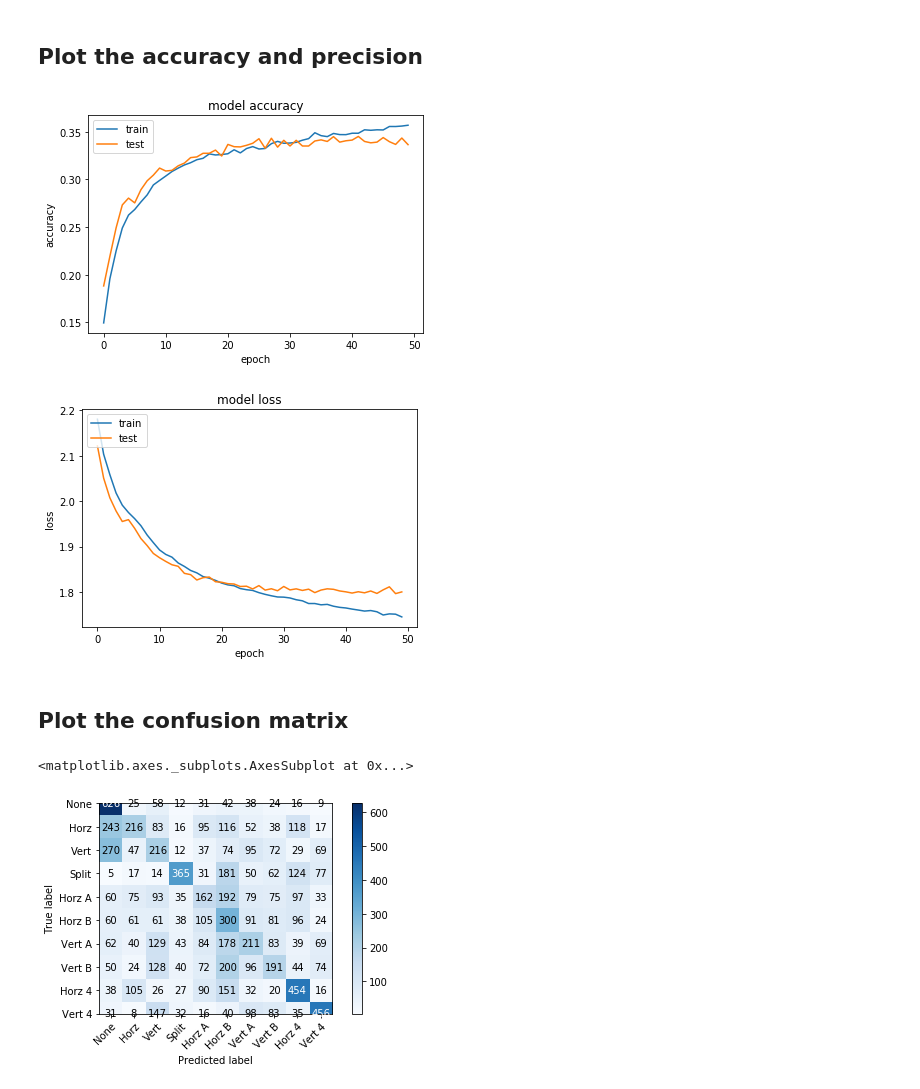
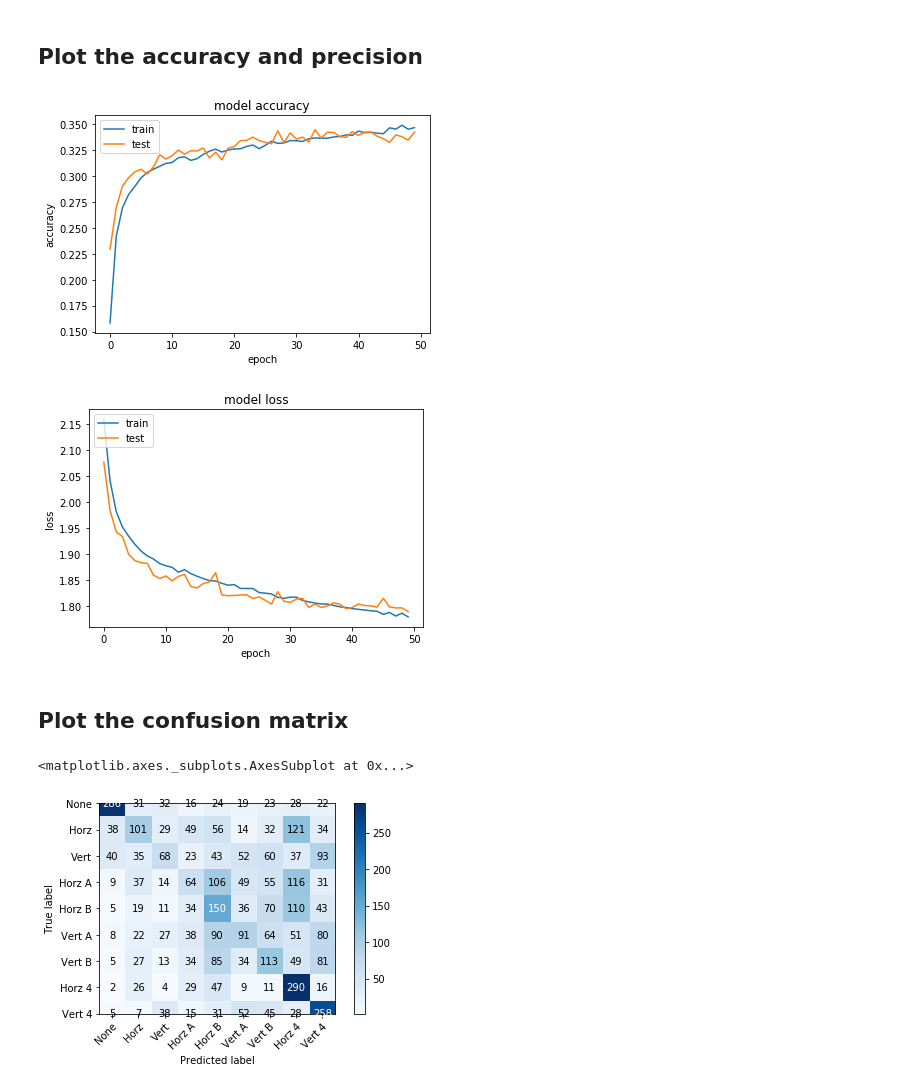
Before and after one commit to epadam/CNN_AV1, a Jupyter notebook: training/training.ipynb, the cells around one changed output. Drawn from its saved outputs; the diff is of its cells as text; code cells hidden in the pictures.

```diff
--- a/training/training.ipynb
+++ b/training/training.ipynb
@@ -37,7 +37,7 @@ os.listdir()
 ## Define parameters for training
 # %%
 batch_size = 128
-num_classes = 10
+num_classes = 9
 block_size = 32
 NUM_CHANNELS = 1
 epochs = 50
@@ -230,14 +230,14 @@ def m1_32():
     data_pooling = AveragePooling2D(pool_size=(2, 2),padding='valid')(data_norm)
 
     conv1 = Conv2D(16, (4, 4), strides =(4,4),padding='valid', activation='relu')(data_pooling)
-    conv1_d = Dropout(0.05)(conv1)
+    conv1_d = Dropout(0.01)(conv1)
 
     conv2 = Conv2D(24, (2, 2), strides =(2,2), activation='relu', padding='valid')(conv1_d)
-    conv2_d = Dropout(0.05)(conv2)
+    conv2_d = Dropout(0.01)(conv2)
     flat2 = Flatten()(conv2_d)
 
     conv3 = Conv2D(32, (2, 2), strides =(2,2), activation='relu', padding='valid')(conv2_d)
-    conv3_d = Dropout(0.05)(conv3)
+    conv3_d = Dropout(0.01)(conv3)
     flat3 = Flatten()(conv3_d)
 
     qp = Input(shape=(1,))
@@ -246,11 +246,11 @@ def m1_32():
     concat = Concatenate(axis=1)([flat2, flat3, qp_n])
 
     fc1 = Dense(64, activation='relu')(concat)
-    fc1_d = Dropout(0.05)(fc1)
+    fc1_d = Dropout(0.3)(fc1)
     fc1_qp = Concatenate(axis=1)([fc1_d, qp_n])
 
     fc2 = Dense(48, activation='relu')(fc1_qp)
-    fc2_d = Dropout(0.05)(fc2)
+    fc2_d = Dropout(0.3)(fc2)
     fc2_qp = Concatenate(axis=1)([fc2_d, qp_n])
 
     output = Dense(num_classes, activation='softmax')(fc2_qp)
@@ -463,8 +463,8 @@ plt.xlabel('epoch')
 plt.legend(['train', 'test'], loc='upper left')
 plt.show()
 # %% [output]
-[figure, old version]
+[figure, new version]
-[figure, old version]
+[figure, new version]
 # %% [markdown]
 ## Plot the confusion matrix
 # %%
@@ -523,16 +523,16 @@ def plot_confusion_matrix(y_true, y_pred, classes,
 # %%
 y_pred = model.predict([raw_test, qp_test])
 y_index =np.zeros(len(y_pred))
 
 for i in range(len(y_pred)):
     y_index[i] = np.argmax(y_pred[i])
 
 y_test = y_test.astype(int)
 y_index = y_index.astype(int)
 
-class_names = ["None", "Horz", "Vert", "Split", "Horz A", "Horz B", "Vert A", "Vert B", "Horz 4", "Vert 4"]
+class_names = ["None", "Horz", "Vert", "Horz A", "Horz B", "Vert A", "Vert B", "Horz 4", "Vert 4"]
 
 plot_confusion_matrix(y_test, y_index, classes=class_names)
 # %% [output]
 <matplotlib.axes._subplots.AxesSubplot at 0x...>
-[figure, old version]
+[figure, new version]
```
Also changed, not shown: parts of 3 cells of this notebook.
